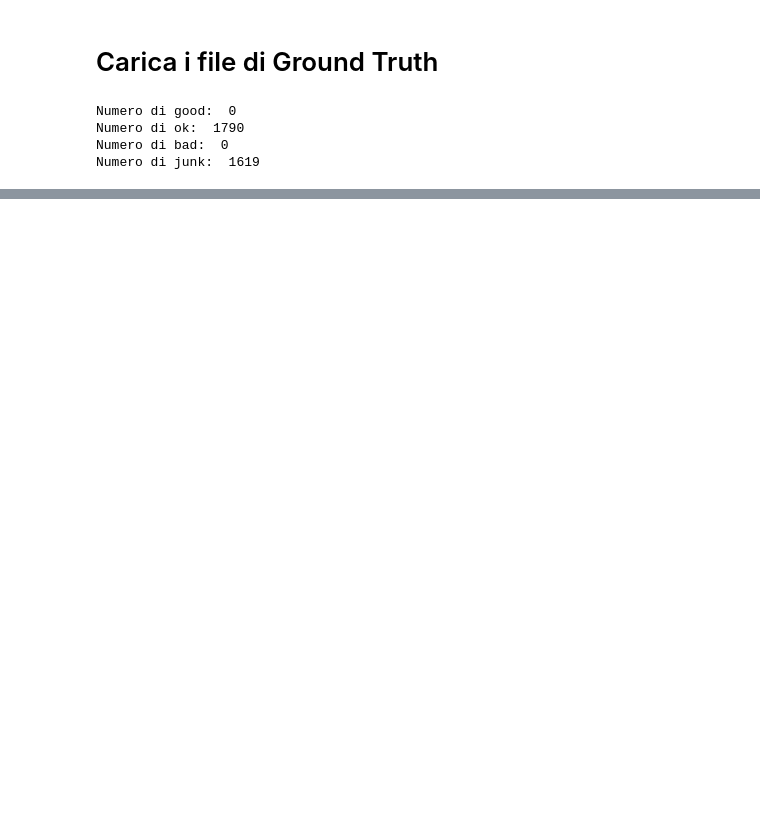
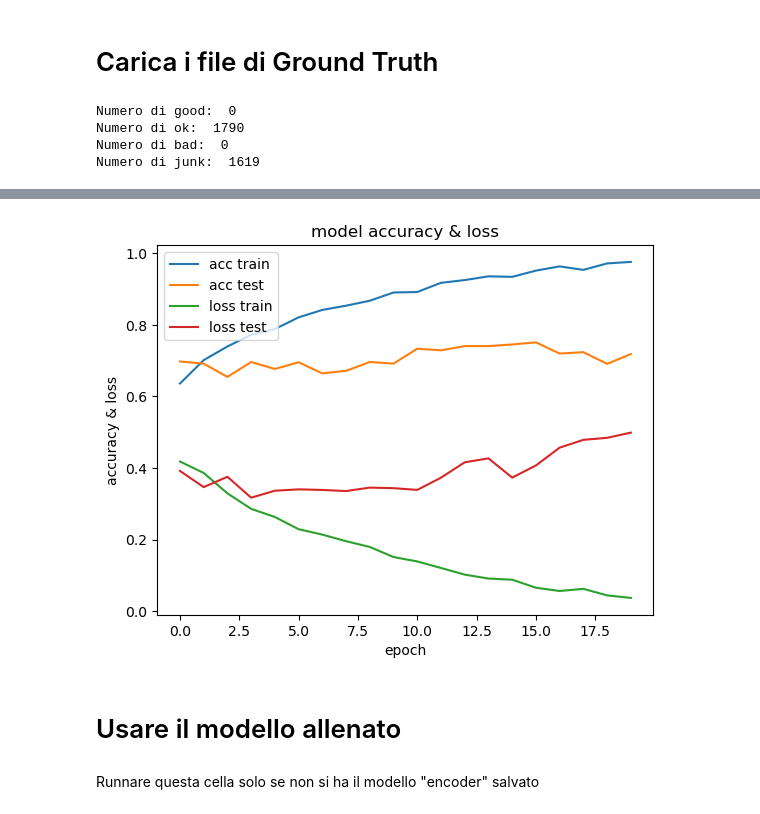
Before and after one commit to MrGreensushi/MachineLearningProject, a Jupyter notebook: Progetto.ipynb, the cells around one changed output, grey strips where cells are left out. Cells and saved outputs as stored; diff of their text form; code cells hidden in the pictures; blank space fills up the shorter version.

```diff
--- a/Progetto.ipynb
+++ b/Progetto.ipynb
@@ -539,0 +580,27 @@ plt_metric(history=history.history, metric="loss", title="Constrastive Loss")
+# %%
+def get_siamese_network (input_shape = (120,120,3)):
+    embedding_model = get_encoder(input_shape)
+    input_anchor = tf.keras.layers.Input(shape= input_shape)
+    input_positive = tf.keras.layers.Input(shape= input_shape)
+    input_negative = tf.keras.layers.Input(shape= input_shape)
+
+    embedding_anchor = embedding_model(resnet.preprocess_input(input_anchor))
+    embedding_positive = embedding_model(resnet.preprocess_input(input_positive))
+    embedding_negative = embedding_model(resnet.preprocess_input(input_negative))
+
+    #embedding_anchor = embedding_model(input_anchor)
+    #embedding_positive = embedding_model(input_positive)
+    #embedding_negative = embedding_model(input_negative)
+
+    distances = DistanceLayer()(
+    embedding_anchor ,
+    embedding_positive,
+    embedding_negative ,
+    )
+
+    siamese_network =  tf.keras.models.Model(
+    inputs=[input_anchor, input_positive, input_negative], outputs=distances
+    )
+    return siamese_network
+
+siamese_network = get_siamese_network()
@@ -539,0 +673,4 @@ plt_metric(history=history.history, metric="loss", title="Constrastive Loss")
+# %%
+siamese_model = SiameseModel(siamese_network)
+siamese_model.compile(optimizer=tf.keras.optimizers.Adam(0.00008), weighted_metrics=[])
+history = siamese_model.fit(triplet_train, epochs=20, validation_data=triplet_val)
@@ -539,0 +695,18 @@ plt_metric(history=history.history, metric="loss", title="Constrastive Loss")
+# %%
+import matplotlib.pyplot as plt
+
+plt.plot(history.history['acc'])
+plt.plot(history.history['val_acc'])
+plt.plot(history.history['loss'])
+plt.plot(history.history['val_loss'])
+plt.title('model accuracy & loss')
+plt.ylabel('accuracy & loss')
+plt.xlabel('epoch')
+plt.legend(['acc train', 'acc test', 'loss train','loss test'], loc='upper left')
+plt.show()
+# %% [output]
+[figure, added]
+# %% [markdown]
+# Usare il modello allenato
+# %% [markdown]
+Runnare questa cella solo se non si ha il modello "encoder" salvato
```
Also changed, not shown: parts of 39 cells of this notebook.
